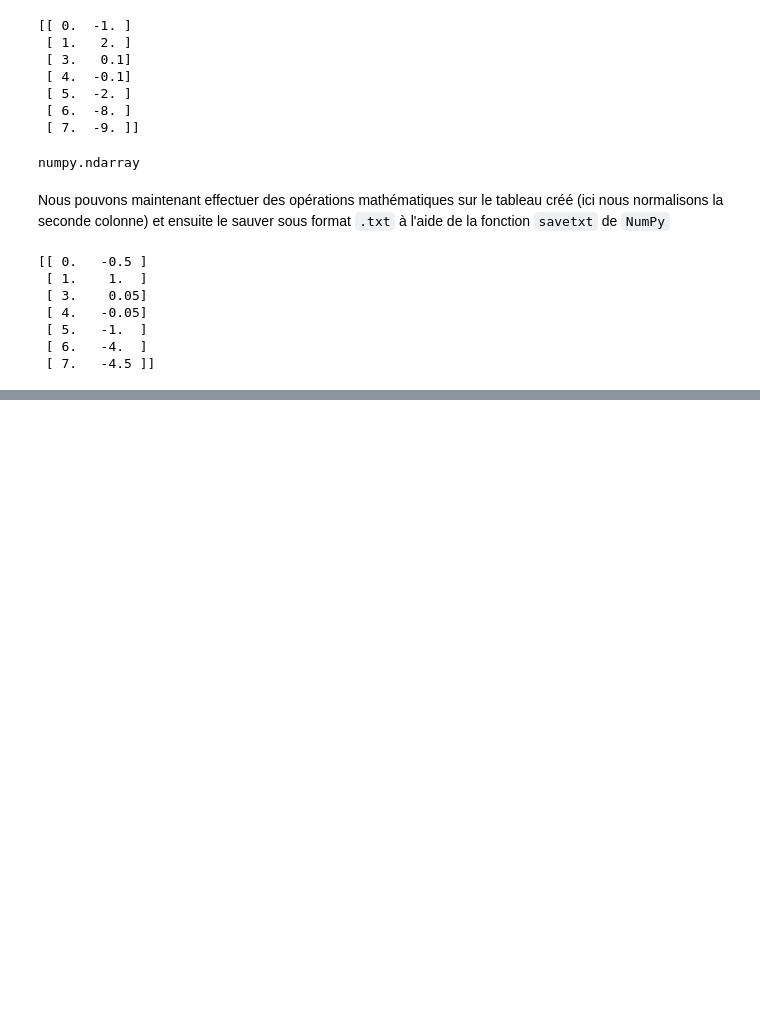
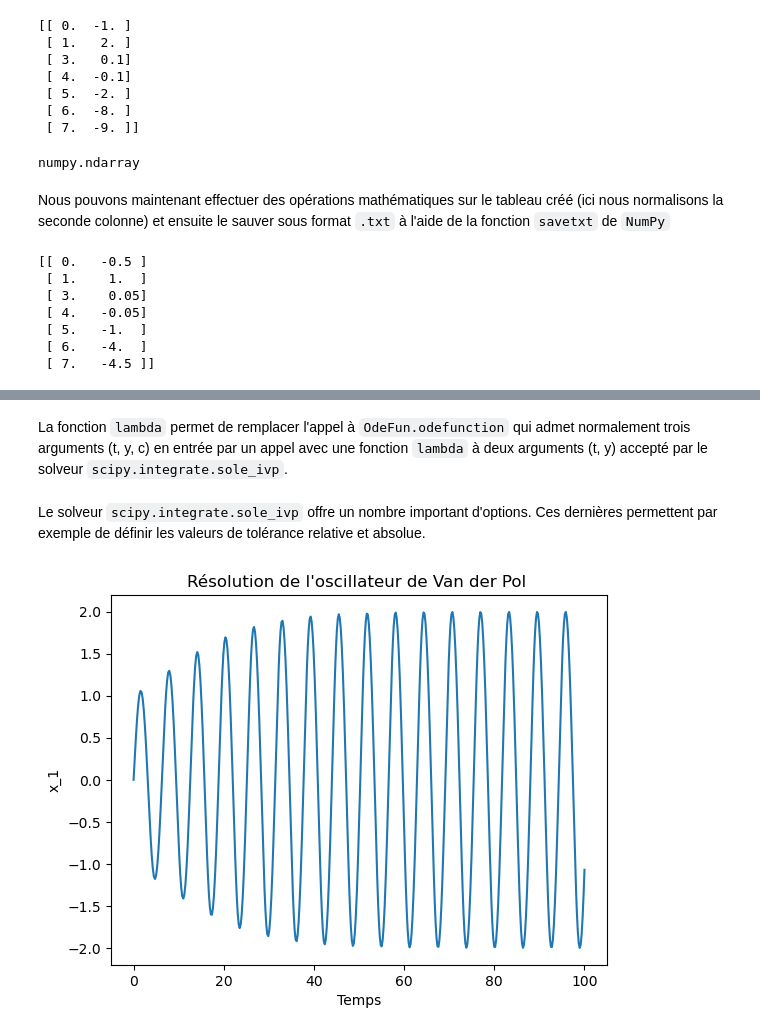
Before and after one commit to frdnguyen/PROJ0001_tuto, a Jupyter notebook: Tutoriel Python notebook.ipynb, the cells around one changed output, grey strips where cells are left out. Saved outputs shown, nothing was run; the diff lists cells and outputs as text; code cells hidden in the pictures; blank space fills up the shorter version.

```diff
--- a/Tutoriel Python notebook.ipynb
+++ b/Tutoriel Python notebook.ipynb
@@ -1797,0 +1373,12 @@ Complétez ce tutoriel avant de démarrer le projet, et soyez certain.e.s de le
+# %% [markdown]
+La fonction `lambda` permet de remplacer l'appel à `OdeFun.odefunction` qui admet normalement trois arguments (t, y, c) en entrée par un appel avec une fonction `lambda` à deux arguments (t, y) accepté par le solveur `scipy.integrate.sole_ivp`.
+# %% [markdown]
+Le solveur `scipy.integrate.sole_ivp` offre un nombre important d'options. Ces dernières permettent par exemple de définir les valeurs de tolérance relative et absolue.
+# %%
+solution = ode45(lambda t, y: OdeFun.odefunction(t,y,c),[0,100],[0, 1],rtol=1e-8)
+pyplot.plot(solution.t,solution.y[0,:]);
+pyplot.title('Résolution de l\'oscillateur de Van der Pol '); #Ajout d'un titre
+pyplot.ylabel('x_1'); # Labélisation de l'axe des ordonnées
+pyplot.xlabel('Temps'); # Labélisation de l'axe des abscisses
+# %% [output]
+[figure, added]
```
Also changed, not shown: parts of 235 cells of this notebook.
